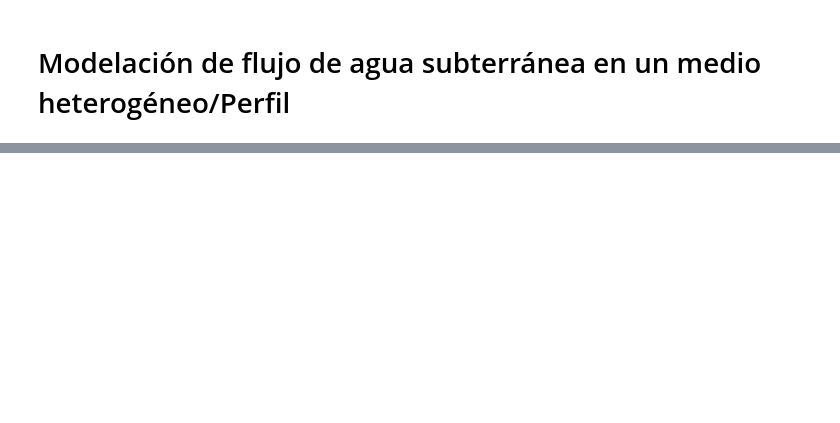
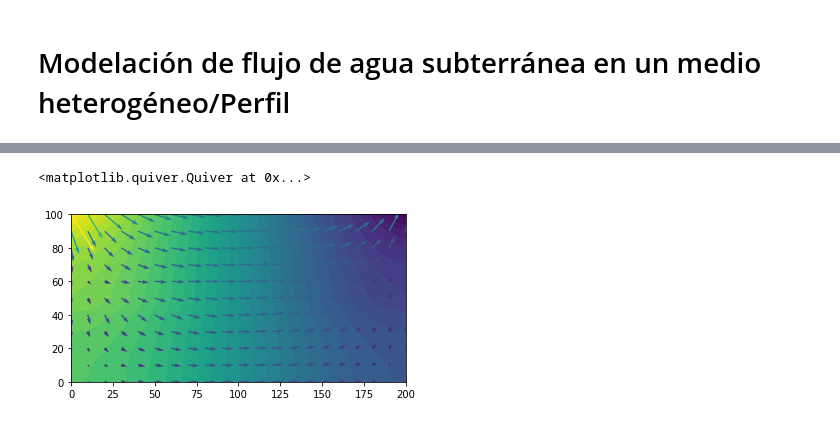
Before and after one commit to skypsnet/Modelaci-nPython, a Jupyter notebook: Notebooks/Caso hetérogeneo simple perfil.ipynb, the cells around one changed output, grey strips where cells are left out. Saved outputs shown, nothing was run; the diff lists cells and outputs as text; code cells hidden in the pictures; blank space fills up the shorter version.

```diff
--- a/Notebooks/Caso hetérogeneo simple perfil.ipynb
+++ b/Notebooks/Caso hetérogeneo simple perfil.ipynb
@@ -56,8 +131,13 @@ L=f*v*dx-g*v*ds
 # %%
 # Se realiza el calculo de la solucion
 
 u= Function(V)
 solve(a==L,u,bc)
+plot(u)
+plot(-grad(u))
+# %% [output]
+<matplotlib.quiver.Quiver at 0x...>
+[figure, added]
 # %%
 # Se organizan los valores para la exportación de los datos
 
```
Also changed, not shown: parts of 10 cells of this notebook, 40 other files.
